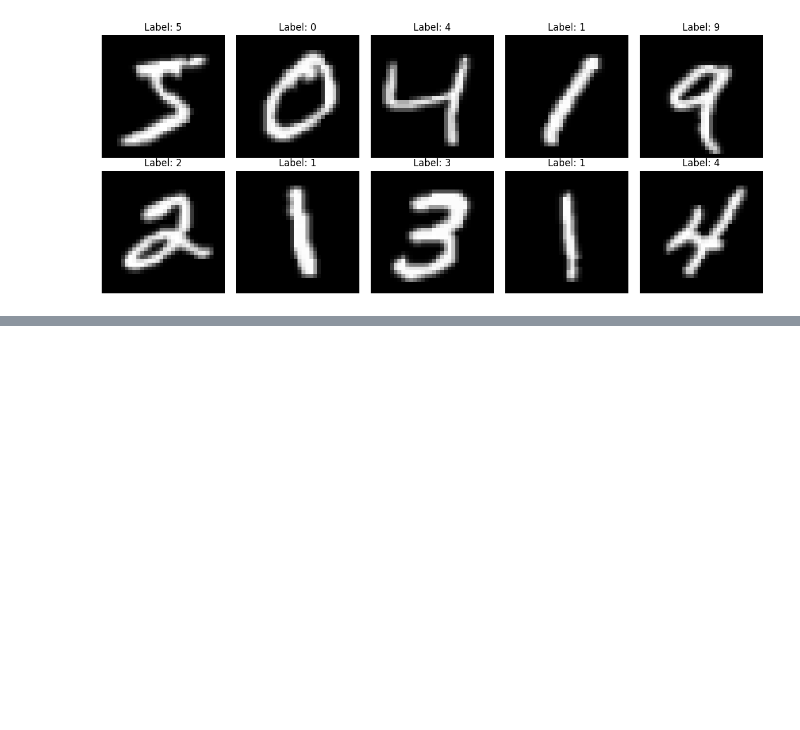
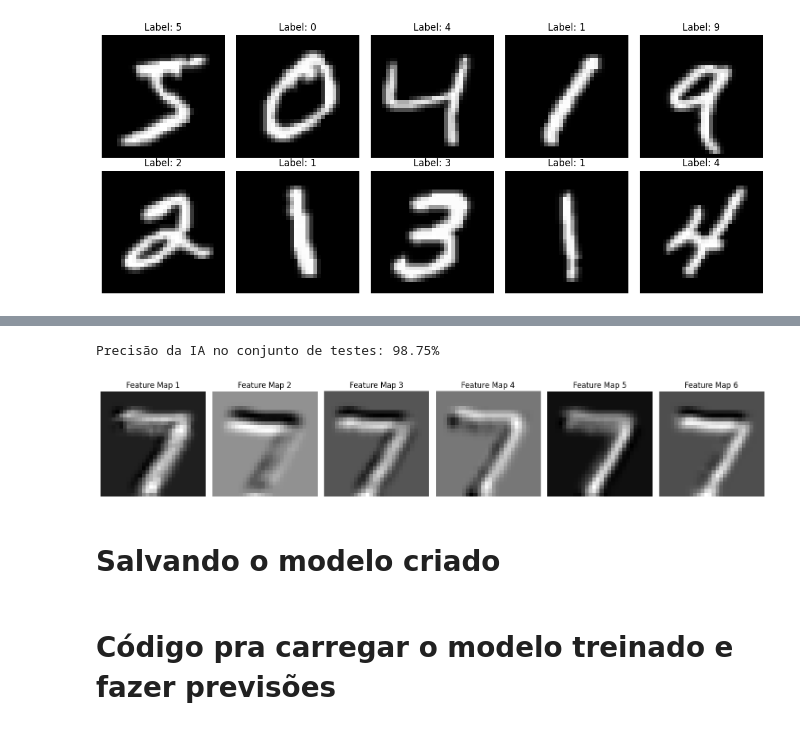
Before and after one commit to ven-del/nlw_operator_trilha_python, a Jupyter notebook: lenet5.ipynb, the cells around one changed output, grey strips where cells are left out. Cells and saved outputs as stored; diff of their text form; code cells hidden in the pictures; blank space fills up the shorter version.

Commit message:
feat: conclusão da aula 1
Código final seguindo as orientações da primeira aula

```diff
--- a/lenet5.ipynb
+++ b/lenet5.ipynb
@@ -89,0 +90,37 @@ Epoch 5/5, Loss: 0.0040
+# %%
+test_dataset = datasets.MNIST(root='./data', train=False, download=True, transform=transform)
+test_loader = DataLoader(test_dataset, batch_size=64, shuffle=False)
+
+correct = 0
+total = 0
+
+model.eval()
+with torch.no_grad():
+    for images, labels in test_loader:
+        outputs = model(images)
+        _, predicted = torch.max(outputs.data, 1)
+        total += labels.size(0)
+        correct += (predicted == labels).sum().item()
+
+accuracy = 100 * correct / total
+print(f'Precisão da IA no conjunto de testes: {accuracy:.2f}%')
+# %% [output]
+Precisão da IA no conjunto de testes: 98.75%
+# %%
+image, label = test_dataset[0]
+image_batch = image.unsqueeze(0)
+
+output_conv1 = model.conv1(image_batch)
+
+fig, axes = plt.subplots(1, 6, figsize=(15, 3))
+for i in range(6):
+    axes[i].imshow(output_conv1[0, i].detach().numpy(), cmap='gray')
+    axes[i].set_title(f'Feature Map {i+1}')
+    axes[i].axis('off')
+
+plt.tight_layout()
+plt.show()
+# %% [output]
+[figure, added]
+# %% [markdown]
+# Salvando o modelo criado
@@ -89,0 +129,2 @@ Epoch 5/5, Loss: 0.0040
+# %% [markdown]
+# Código pra carregar o modelo treinado e fazer previsões
```
Also changed, not shown: parts of 4 cells of this notebook, 1 other file.
